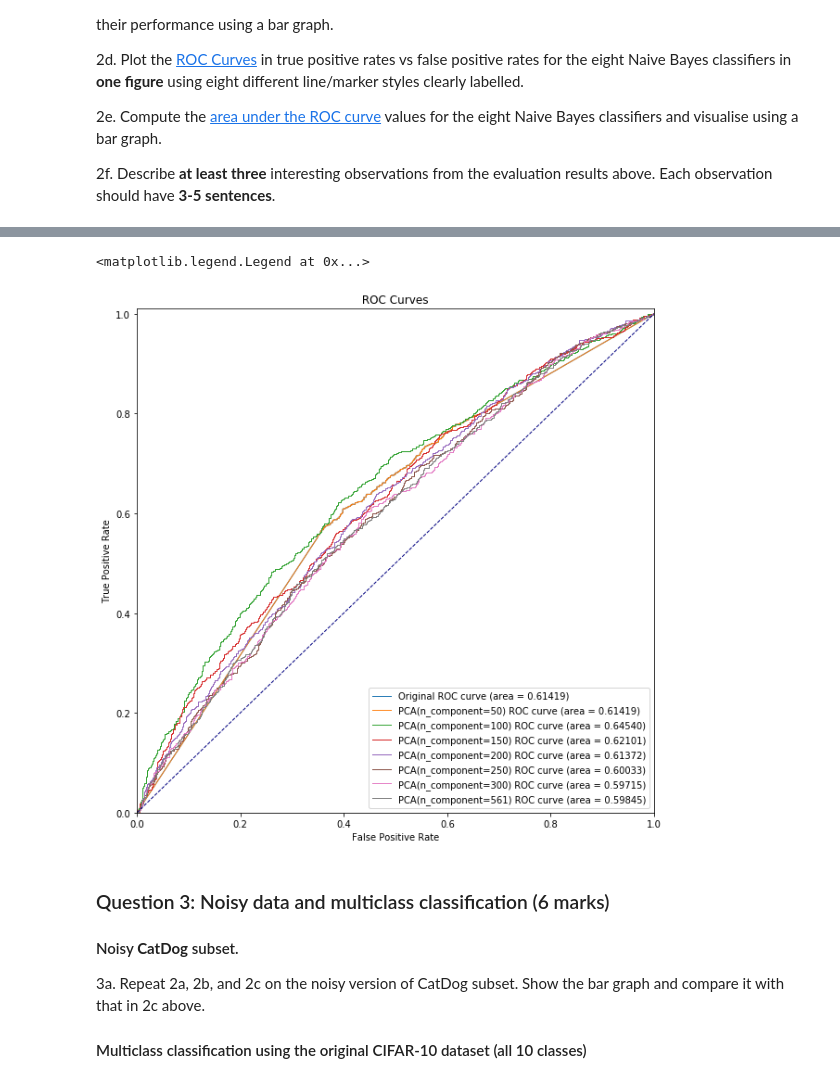
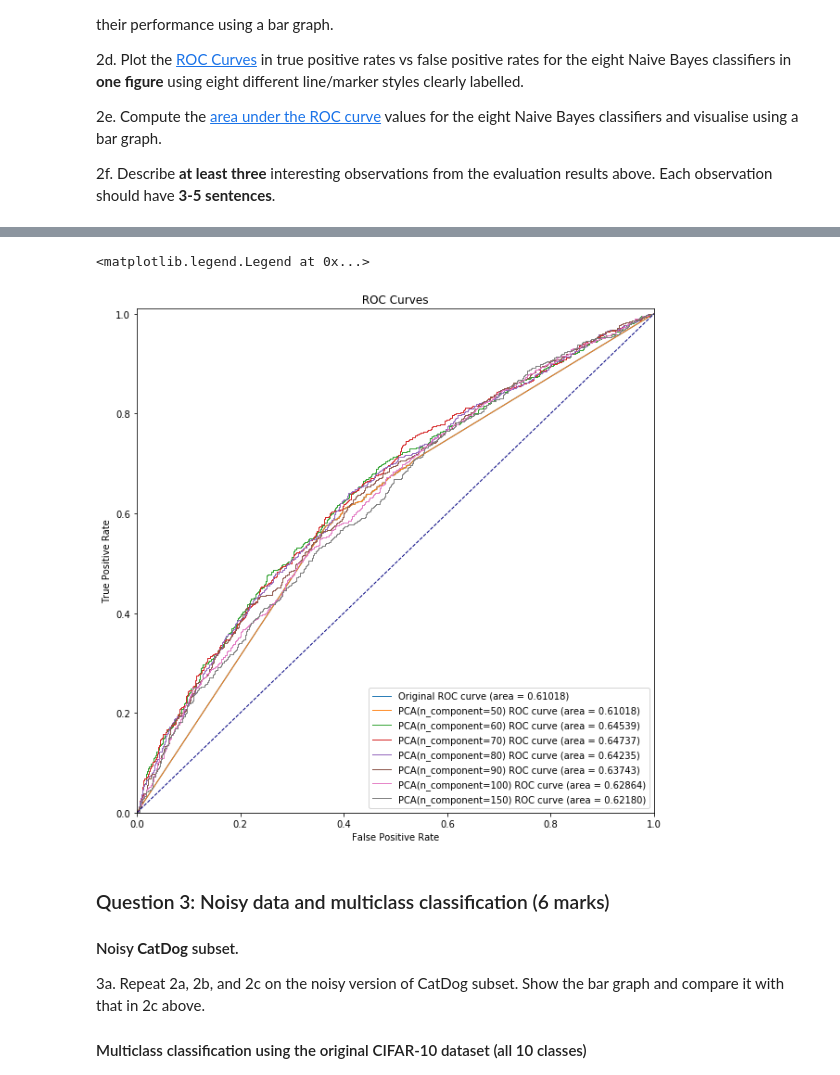
Before and after one commit to DoHerasYang/Machine-Learning-Labs, a Jupyter notebook: Assignment/Assignment2/COM4509-6509_Assignment_2_UCard_XXXXXXXXX.ipynb, the cells around one changed output, grey strips where cells are left out. Saved outputs shown, nothing was run; the diff lists cells and outputs as text; code cells hidden in the pictures.

```diff
--- a/Assignment/Assignment2/COM4509-6509_Assignment_2_UCard_XXXXXXXXX.ipynb
+++ b/Assignment/Assignment2/COM4509-6509_Assignment_2_UCard_XXXXXXXXX.ipynb
@@ -293,12 +261,14 @@ CatDog_test_catdog = list()
 for data,label in list_testdata:
     if label == 3 or label == 5:
         CatDog_test_catdog.append((data,label))
-x_test = list()
-y_test = list()
+
+x_test_pre = list()
+y_test_pre = list()
 for each_item in CatDog_test_catdog:
-    x_test.append(each_item[0].numpy())
-    y_test.append(each_item[1])
-x_test = np.array(x_test).reshape(len(x_test),-1)
+    x_test_pre.append(each_item[0].numpy())
+    y_test_pre.append(each_item[1])
+x_test = np.array(x_test_pre).reshape(len(x_test),-1)
+y_test = np.array(y_test_pre)
 
 # Use the Bayes model to verify the accuracy of model
 accuracy_model = list()
@@ -316,7 +286,7 @@ for i in range(8):
 
 
 # Plot the figure
-x_axe = ['Original Data', 'PCA n=50', 'PCA n=100', "PCA n=150", "PCA n=200", "PCA n=250", "PCA n=300", "PCA n = 561"]
+x_axe = ['Original Data', 'PCA n=50', 'PCA n=60', "PCA n=70", "PCA n=80", "PCA n=90", "PCA n=100", "PCA n = 150"]
 plt.figure(figsize = (10,6))
 plt.xlabel("Bayes Model")
 plt.ylabel("Accuracy")
@@ -331,42 +301,36 @@ plt.show()
 # %%
 #2d and 2e and 2f
 # Calculate the fpr,tpr using the sklearn metrics library
 from sklearn import metrics
 # Get the elements for ROC image
 probality_list = list()
-true_list = list()
 for item in store_proba:
-    probality_list.append(np.around(item[:,1],decimals=30))
-for i in range(len(y_test)):
-    if y_test[i] == 3:
-        true_list.append(0)
-    else:
-         true_list.append(1)
+    probality_list.append(np.around(item[:,1],decimals=10))
 
 lines_value = list()
 for i in range(8):
-    fpr, tpr, _ = metrics.roc_curve(true_list, probality_list[i], pos_label=1)
+    fpr, tpr, _ = metrics.roc_curve(y_test, probality_list[i], pos_label=5)
     auc = metrics.auc(fpr,tpr)
     lines_value.append((fpr,tpr,auc))
 
 # Now plot the ROC figure
 plt.figure(figsize=(10,10))
 plt.title(" ROC Curves ")
 for i in range(8):
     if i == 0:
         plt.plot(lines_value[i][0],lines_value[i][1],lw = 1, label='Original ROC curve (area = %0.5f)' % lines_value[0][2])
     else:
         plt.plot(lines_value[i-1][0],lines_value[i-1][1],lw = 1, label='PCA(n_component=%d) ROC curve (area = %0.5f)' %(pca_choose[i-1],lines_value[i-1][2]))
 
 plt.plot([0, 1], [0.0, 1.0], color='navy', lw=1, linestyle='--')
 plt.xlim([0.0, 1.0])
 plt.ylim([0.0, 1.01])
 plt.xlabel('False Positive Rate')
 plt.ylabel('True Positive Rate')
 plt.legend(loc="lower right")
 # %% [output]
 <matplotlib.legend.Legend at 0x...>
-[figure, old version]
+[figure, new version]
 # %% [markdown]
 ### Question 3: Noisy data and multiclass classification (6 marks)
 
```
Also changed, not shown: parts of 11 cells of this notebook, 24 other files.
